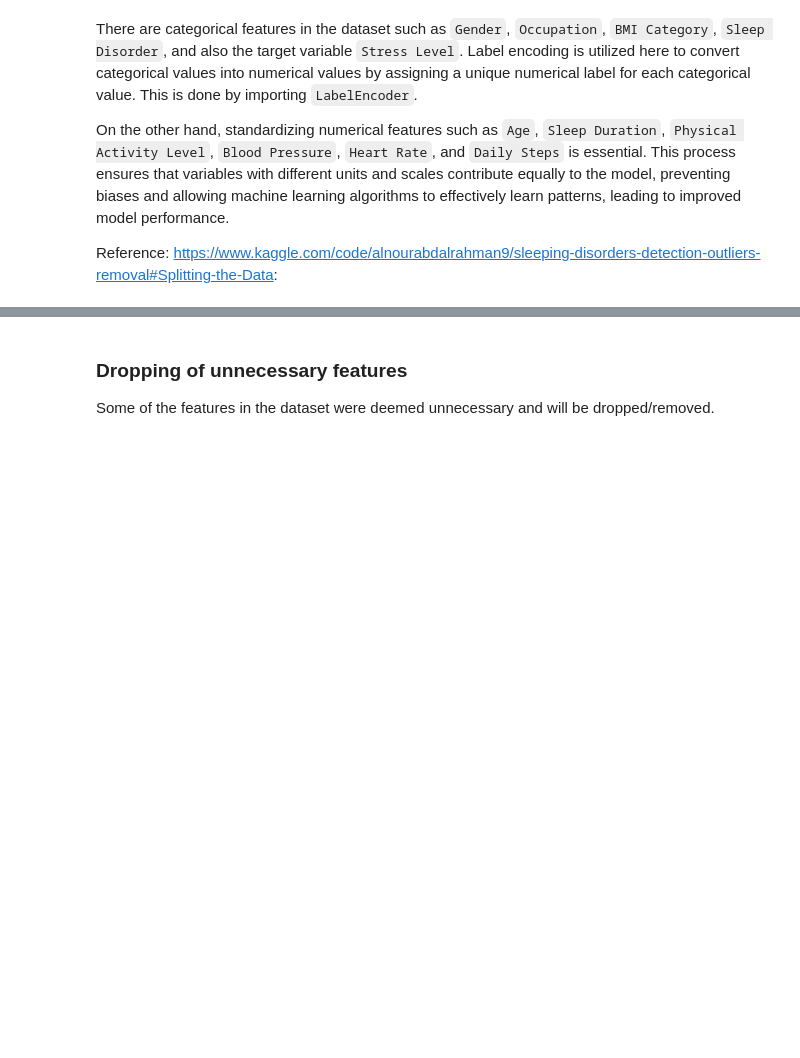
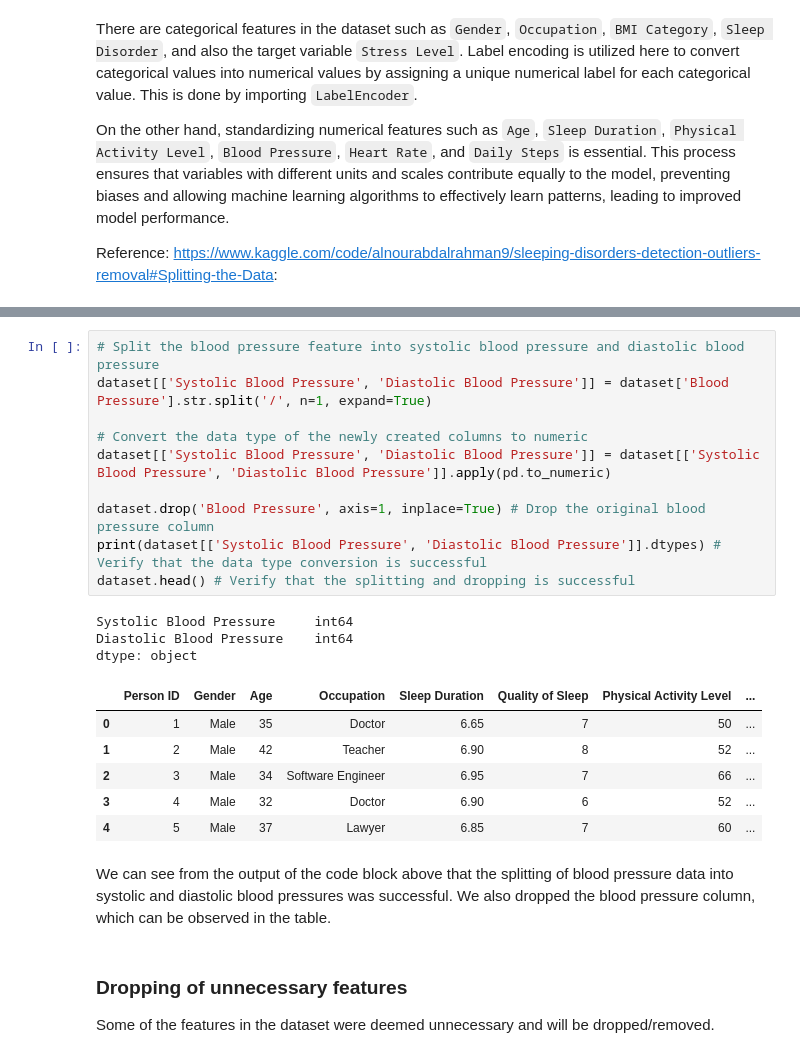
Before and after one commit to cjmax34/cs180-project, a Jupyter notebook: CS 180 Project (Group 3).ipynb, the cells around one changed output, grey strips where cells are left out. Cells and saved outputs as stored; diff of their text form; blank space fills up the shorter version.

Commit message:
add: split blood pressure (preprocessing)

```diff
--- a/CS 180 Project (Group 3).ipynb
+++ b/CS 180 Project (Group 3).ipynb
@@ -155,3 +242,25 @@ Reference: https://www.kaggle.com/code/alnourabdalrahman9/sleeping-disorders-det
+# %%
+# Split the blood pressure feature into systolic blood pressure and diastolic blood pressure
+dataset[['Systolic Blood Pressure', 'Diastolic Blood Pressure']] = dataset['Blood Pressure'].str.split('/', n=1, expand=True)
+
+# Convert the data type of the newly created columns to numeric
+dataset[['Systolic Blood Pressure', 'Diastolic Blood Pressure']] = dataset[['Systolic Blood Pressure', 'Diastolic Blood Pressure']].apply(pd.to_numeric)
+
+dataset.drop('Blood Pressure', axis=1, inplace=True) # Drop the original blood pressure column
+print(dataset[['Systolic Blood Pressure', 'Diastolic Blood Pressure']].dtypes) # Verify that the data type conversion is successful
+dataset.head() # Verify that the splitting and dropping is successful
+# %% [output]
+Systolic Blood Pressure     int64
+Diastolic Blood Pressure    int64
+dtype: object
+|  | Person ID | Gender | Age | Occupation | Sleep Duration | Quality of Sleep | Physical Activity Level | ... |
+| 0 | 1 | Male | 35 | Doctor | 6.65 | 7 | 50 | ... |
+| 1 | 2 | Male | 42 | Teacher | 6.90 | 8 | 52 | ... |
+| 2 | 3 | Male | 34 | Software Engineer | 6.95 | 7 | 66 | ... |
+| 3 | 4 | Male | 32 | Doctor | 6.90 | 6 | 52 | ... |
+| 4 | 5 | Male | 37 | Lawyer | 6.85 | 7 | 60 | ... |
+# %% [markdown]
+We can see from the output of the code block above that the splitting of blood pressure data into systolic and diastolic blood pressures was successful. We also dropped the blood pressure column, which can be observed in the table.
 # %% [markdown]
 ### Dropping of unnecessary features
 
```
Also changed, not shown: parts of 11 cells of this notebook.
